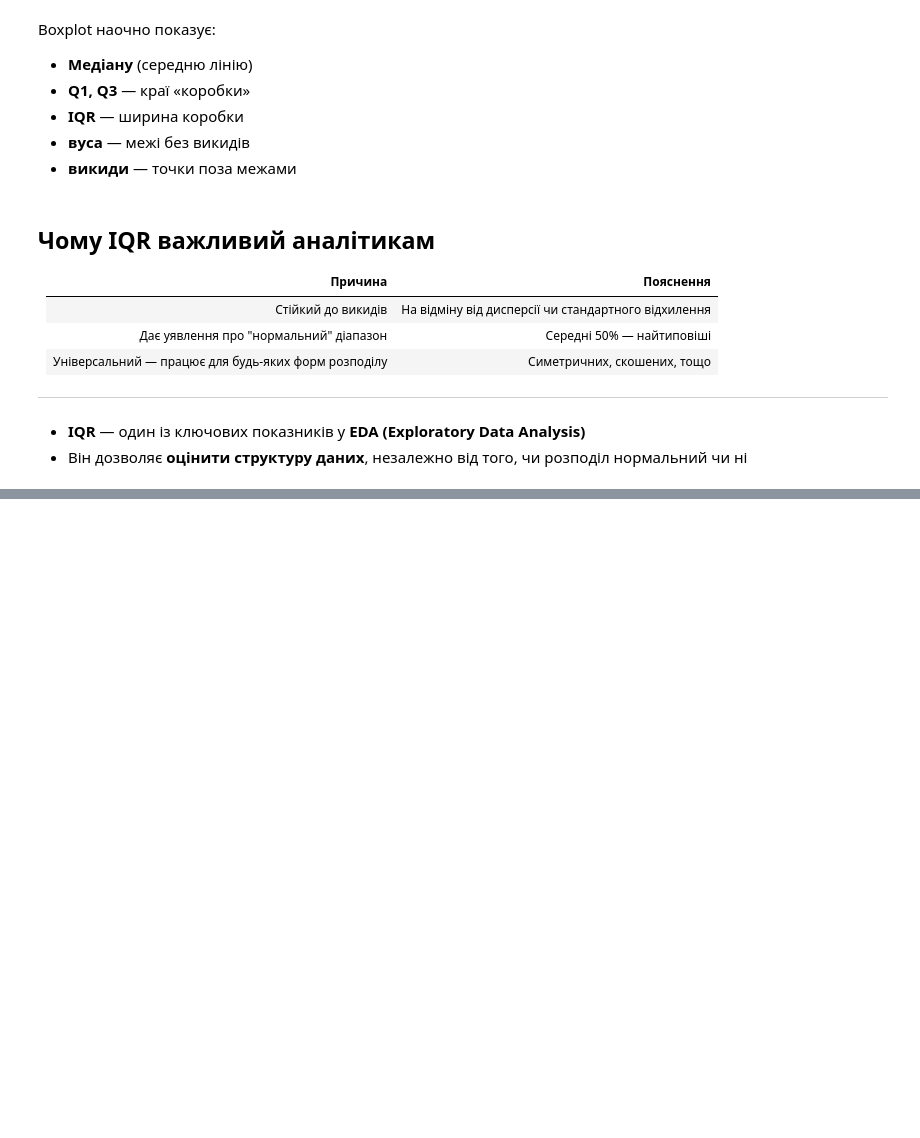
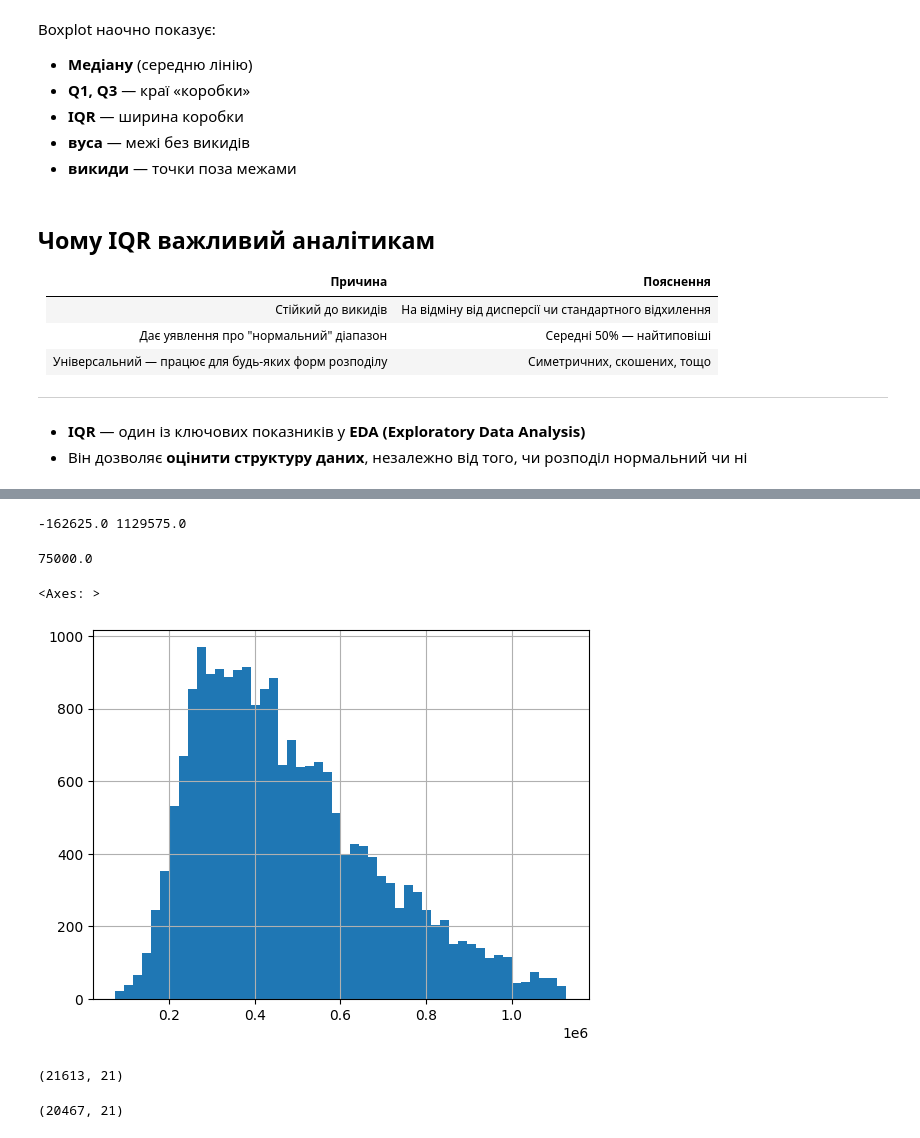
Before and after one commit to cpython-projects/python_da_06_11_25, a Jupyter notebook: lesson_15.ipynb, the cells around one changed output, grey strips where cells are left out. Cells and saved outputs as stored; diff of their text form; code cells hidden in the pictures; blank space fills up the shorter version.

```diff
--- a/lesson_15.ipynb
+++ b/lesson_15.ipynb
@@ -762,0 +800,25 @@ Boxplot наочно показує:
+# %%
+lower = q1 - 1.5 * IQR
+upper = q3 + 1.5 * IQR
+print(lower, upper)
+# %% [output]
+-162625.0 1129575.0
+# %%
+df.price.min()
+# %% [output]
+75000.0
+# %%
+df_new = df[df.price <= upper]
+# %%
+df_new.price.hist(bins=50)
+# %% [output]
+<Axes: >
+[figure, added]
+# %%
+df.shape
+# %% [output]
+(21613, 21)
+# %%
+df_new.shape
+# %% [output]
+(20467, 21)
```
Also changed, not shown: parts of 17 cells of this notebook.
